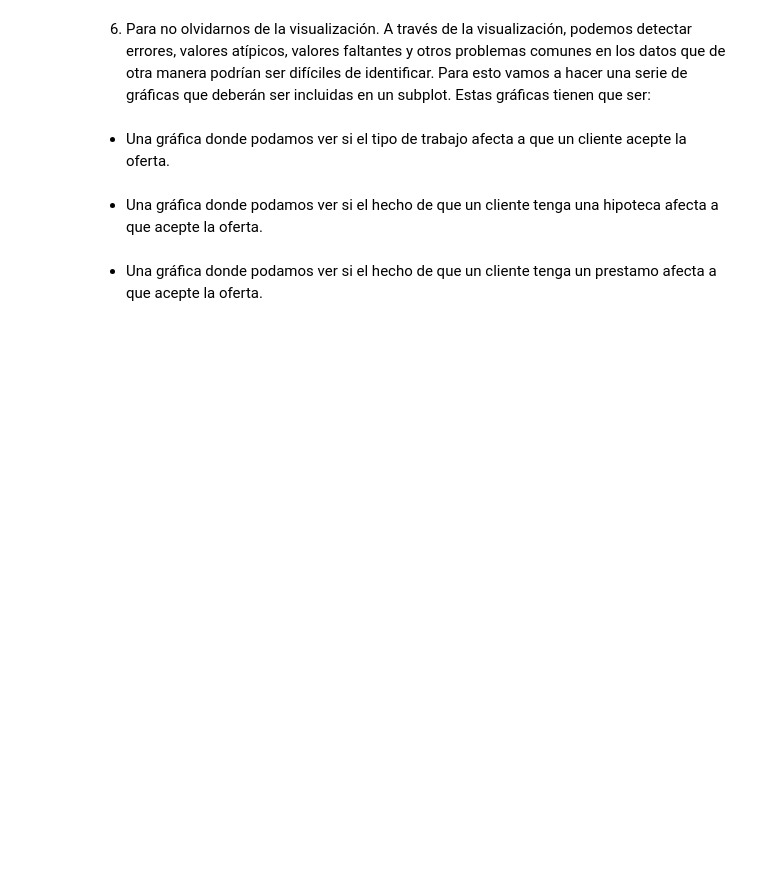
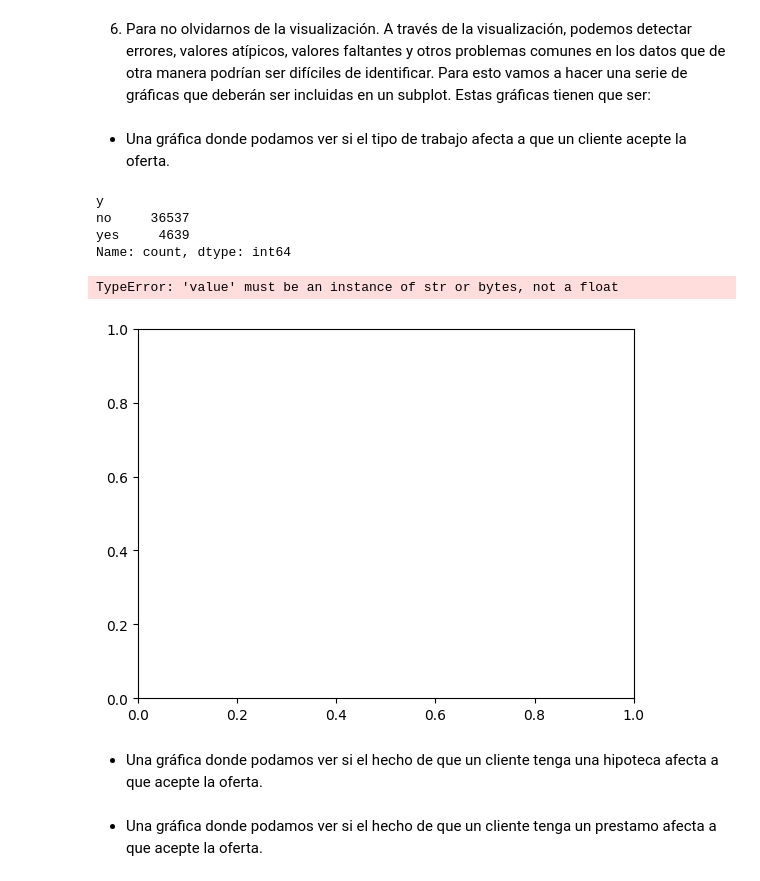
Before and after one commit to anane3373/promoE_modulo2_sprint2_pairprogramming_AnaGuardiayAndreaCabrera, a Jupyter notebook: limpieza_pair/limpieza1_16_8.ipynb, the cells around one changed output. Drawn from its saved outputs; the diff is of its cells as text; code cells hidden in the pictures; blank space fills up the shorter version.

```diff
--- a/limpieza_pair/limpieza1_16_8.ipynb
+++ b/limpieza_pair/limpieza1_16_8.ipynb
@@ -20,0 +149,2 @@ TAREAS:
+# %%
+df.drop_duplicates(inplace = True)
@@ -22,0 +186,2 @@ TAREAS:
+# %%
+df[["cons,price,idx", 'cons,conf,idx', 'euribor3m', 'nr,employed']] = df[["cons,price,idx", 'cons,conf,idx', 'euribor3m', 'nr,employed']].replace(r',', ".", regex=True)
@@ -22,0 +208,2 @@ TAREAS:
+# %%
+df = df.astype({"cons,price,idx":'float64', "cons,conf,idx": 'float64', "euribor3m":'float64', "nr,employed": 'float64'}, copy=True, errors ='raise')
@@ -23,3 +230,6 @@ TAREAS:
 # %% [markdown]
 5. En las columnas de marital y month, poner todos los valores en minúsculas.
 💡 Pista Podréis usar una función o una lambda 💡
+# %%
+df['marital'] = df['marital'].str.lower()
+df['month_day_week'] = df['month_day_week'].str.lower()
@@ -27,3 +244,10 @@ TAREAS:
 6. Para no olvidarnos de la visualización. A través de la visualización, podemos detectar errores, valores atípicos, valores faltantes y otros problemas comunes en los datos que de otra manera podrían ser difíciles de identificar. Para esto vamos a hacer una serie de gráficas que deberán ser incluidas en un subplot. Estas gráficas tienen que ser:
 # %% [markdown]
 - Una gráfica donde podamos ver si el tipo de trabajo afecta a que un cliente acepte la oferta.
+# %%
+df["y"].value_counts()
+# %% [output]
+y
+no     36537
+yes     4639
+Name: count, dtype: int64
@@ -30,2 +257,22 @@ TAREAS:
+# %%
+#barplot job - y
+
+
+plt.bar(df['job'], df['y'])
+
+# iniciamos nuestra gráfica para contestar a la pregunta, añadiendo sex al parámetro hue
+
+
+# cambiamos el nombre de los ejes
+fig.set(xlabel='job', ylabel= 'y' )
+
+# cambiamos el título de la gráfica
+fig.set_title('Relación tipo de trabajo vs. oferta')
+
+# motramos la gráfica
+plt.show()
+# %% [output]
+TypeError: 'value' must be an instance of str or bytes, not a float
+[figure, added]
 # %% [markdown]
 - Una gráfica donde podamos ver si el hecho de que un cliente tenga una hipoteca afecta a que acepte la oferta.
```
Also changed, not shown: parts of 22 cells of this notebook, 4 other files.
